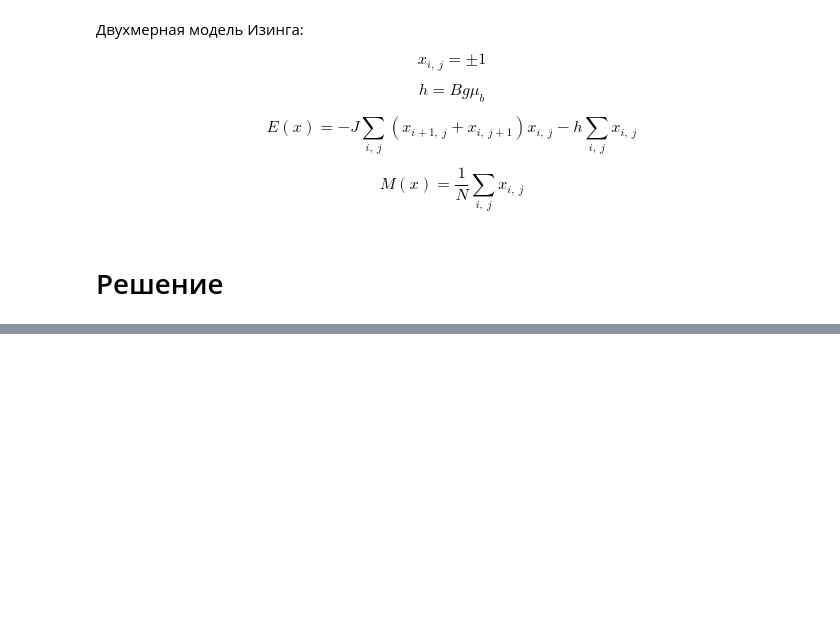
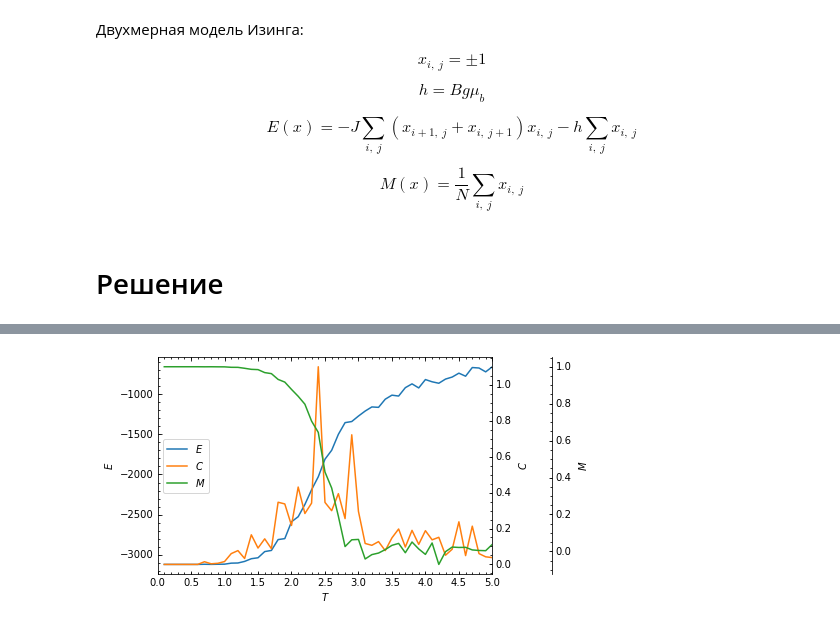
Before and after one commit to alz610/repo, a Jupyter notebook: others/ising_model.ipynb, the cells around one changed output, grey strips where cells are left out. Drawn from its saved outputs; the diff is of its cells as text; code cells hidden in the pictures; blank space fills up the shorter version.

```diff
--- a/others/ising_model.ipynb
+++ b/others/ising_model.ipynb
@@ -172,0 +216,37 @@ plt.show()
+# %%
+from mpl_toolkits.axes_grid1 import host_subplot
+from mpl_toolkits import axisartist
+import matplotlib.pyplot as plt
+
+host = host_subplot(111, axes_class=axisartist.Axes)
+host.grid(False)
+
+par1 = host.twinx()
+par2 = host.twinx()
+
+par2.axis["right"] = par2.new_fixed_axis(loc="right", offset=(60, 0))
+
+par1.axis["right"].toggle(all=True)
+par2.axis["right"].toggle(all=True)
+
+host.plot(T, E, label="$E$")
+par1.plot(T, C, label="$C$")
+par2.plot(T, M, label="$M$")
+
+host.set_xlabel("$T$")
+host.set_ylabel("$E$")
+par1.set_ylabel("$C$")
+par2.set_ylabel("$M$")
+
+from matplotlib.ticker import (MultipleLocator, AutoMinorLocator)
+host.xaxis.set_major_locator(MultipleLocator(0.5))
+host.xaxis.set_minor_locator(AutoMinorLocator())
+for ax in (host, par1, par2):
+    ax.yaxis.set_minor_locator(AutoMinorLocator())
+
+host.set_xlim(0, 5)
+
+host.legend(loc='center left')
+plt.show()
+# %% [output]
+[figure, added]
```
Also changed, not shown: parts of 9 cells of this notebook.
